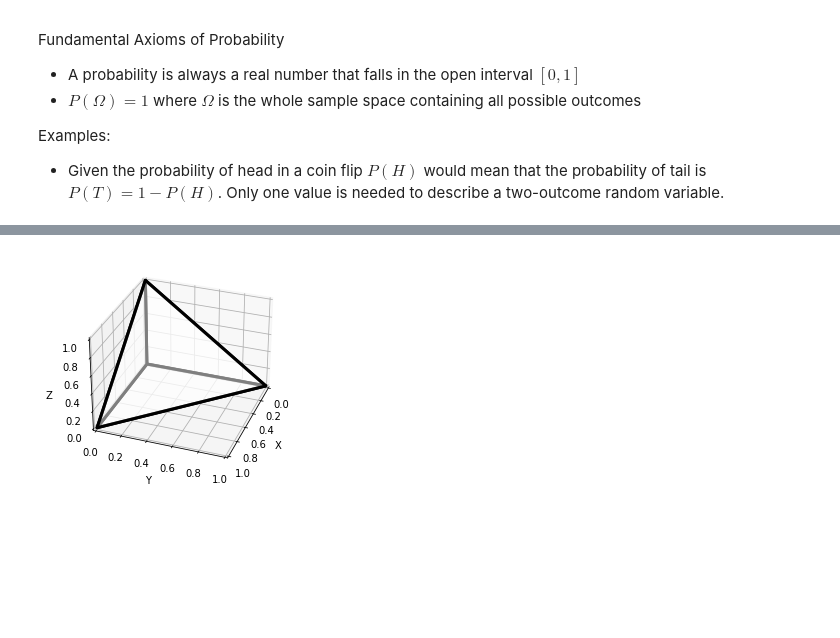
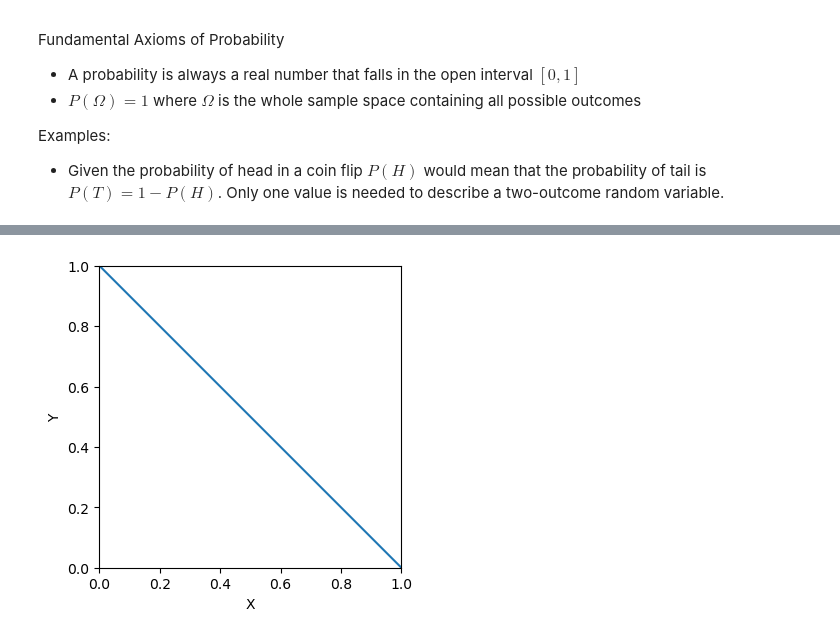
Before and after one commit to geometric-intelligence/ece594n, a Jupyter notebook: hw1-geomviz/CategoricalDistributionsManifold.ipynb, the cells around one changed output, grey strips where cells are left out. Drawn from its saved outputs; the diff is of its cells as text; code cells hidden in the pictures; blank space fills up the shorter version.

```diff
--- a/hw1-geomviz/CategoricalDistributionsManifold.ipynb
+++ b/hw1-geomviz/CategoricalDistributionsManifold.ipynb
@@ -20,8 +24,9 @@ Examples:
 # %%
+# Plot the Manifold with dimension 3
 import CategoricalDistributionsManifold
 import importlib
 importlib.reload(CategoricalDistributionsManifold)
-M = CategoricalDistributionsManifold.CategoricalDistributionsManifold(dim = 3)
+M = CategoricalDistributionsManifold.CategoricalDistributionsManifold(dim = 2)
 M.plot()
 # %% [output]
-[figure, old version]
+[figure, new version]
```
Also changed, not shown: parts of 5 cells of this notebook, 1 other file.
